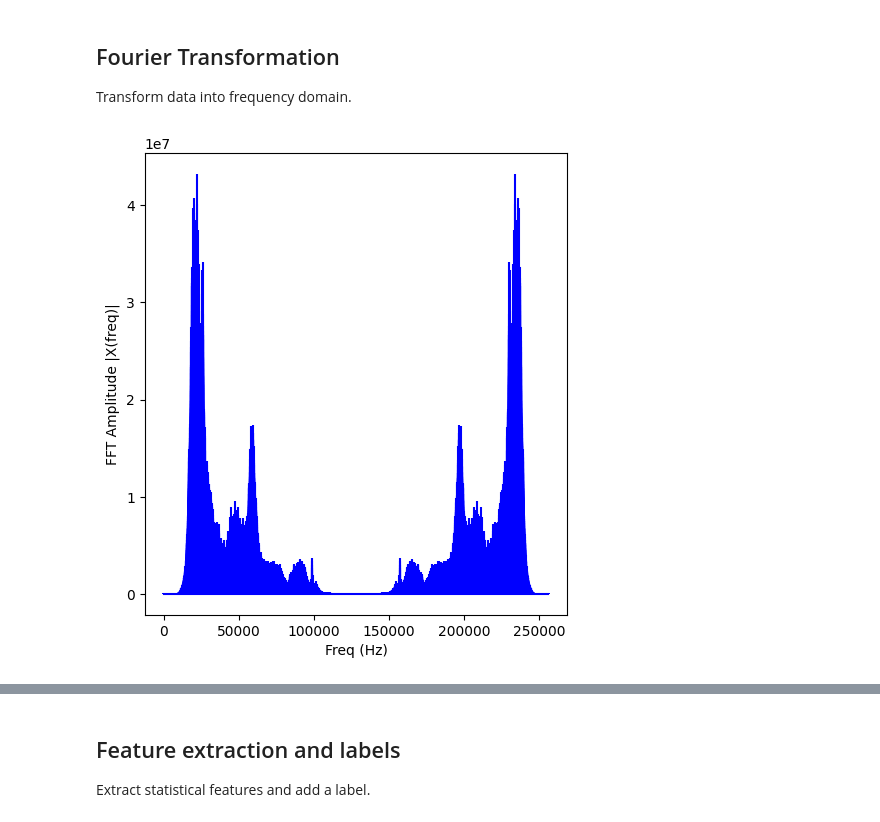
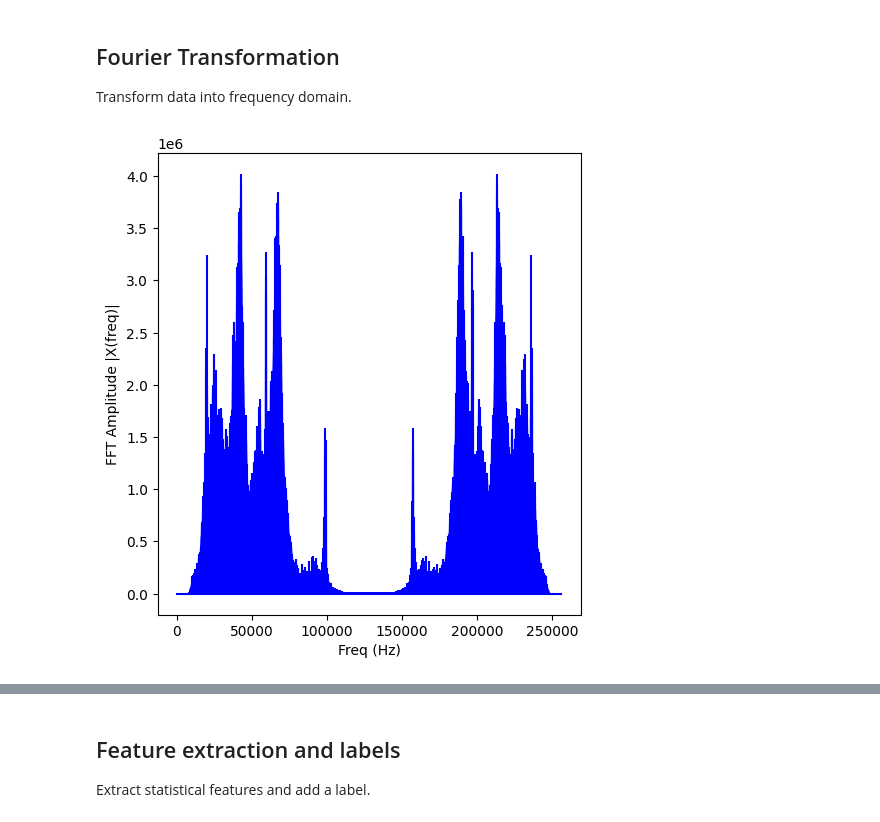
Before and after one commit to JPNMint/Cavitation_detection_ML, a Jupyter notebook: pipeline_V1.ipynb, the cells around one changed output, grey strips where cells are left out. Drawn from its saved outputs; the diff is of its cells as text; code cells hidden in the pictures.

Commit message:
added frequency domain half plot

```diff
--- a/pipeline_V1.ipynb
+++ b/pipeline_V1.ipynb
@@ -43,6 +43,8 @@ def splitting (sr, df, sec):
 
 
     return splits
+# %%
+df_split = splitting(sr[0],df, 3)
 # %% [markdown]
 ## Fourier Transformation
 
@@ -63,17 +65,20 @@ def fourier_trans(sr, data):
 
     return freq, df_ftt
 # %%
-freq, df_ftt = fourier_trans(sr[0],df_split)
+freq, df_fft = fourier_trans(sr[0],df_split)
 # %%
+def plot_whole_freq(frequency, spectrum):
+
     plt.figure(figsize = (12, 6))
     plt.subplot(121)
 
-
-    plt.stem(freq[1], np.abs(df_ftt[1]), 'b', \
+    plt.stem(frequency[1], np.abs(spectrum), 'b', \
              markerfmt=" ", basefmt="-b")
     plt.xlabel('Freq (Hz)')
     plt.ylabel('FFT Amplitude |X(freq)|')
 
     plt.show()
-# %% [output]
-[figure, removed]
+# %%
+plot_whole_freq(freq,df_fft[0])
+# %% [output]
+[figure, added]
```
Also changed, not shown: parts of 11 cells of this notebook.
